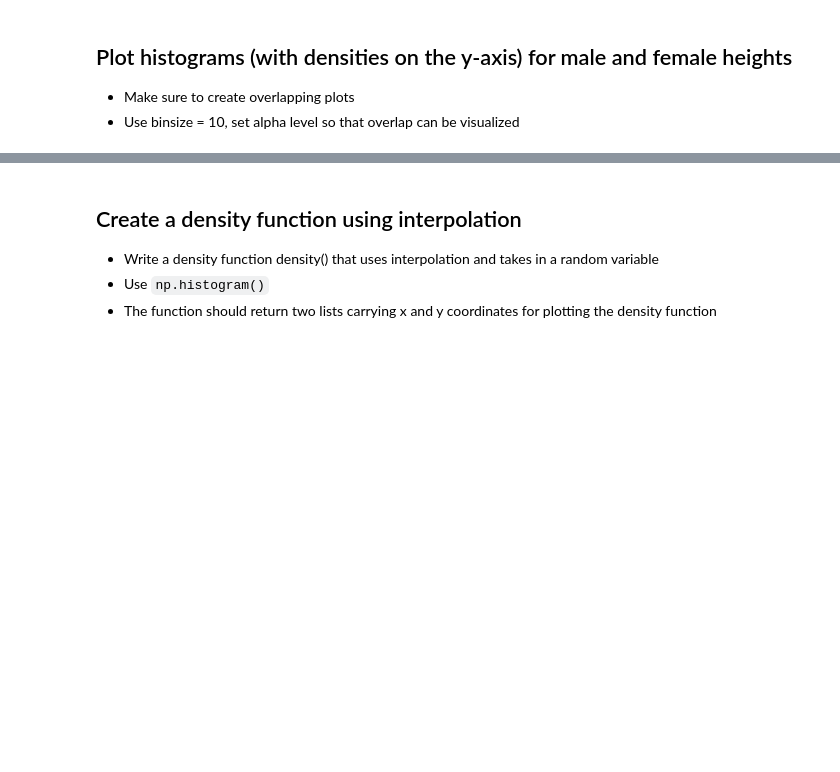
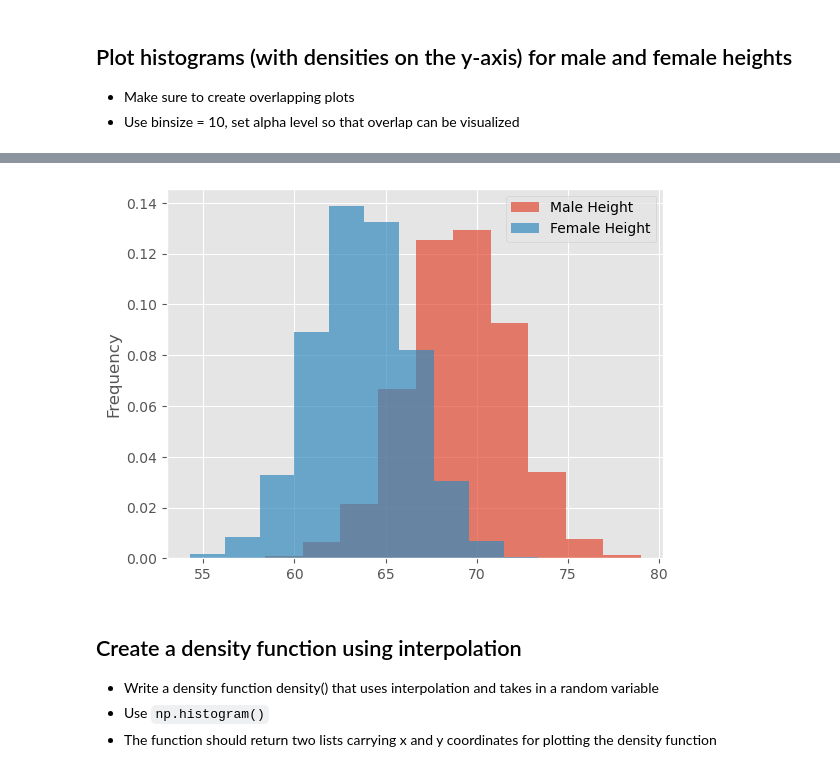
Before and after one commit to learn-co-curriculum/probability-density-functions-lab, a Jupyter notebook: index.ipynb, the cells around one changed output, grey strips where cells are left out. Drawn from its saved outputs; the diff is of its cells as text; code cells hidden in the pictures; blank space fills up the shorter version.

```diff
--- a/index.ipynb
+++ b/index.ipynb
@@ -19,5 +19,6 @@ Let's import the necessary libraries for this lab.
 # Import required libraries
 import numpy as np
 import matplotlib.pyplot as plt
-plt.style.use('ggplot')
+# plt.style.use('ggplot')
 import pandas as pd
+import seaborn as sns
@@ -53,0 +55,27 @@ Female Weight sd: 19.022467805319007
+# %%
+# __SOLUTION__
+
+data = pd.read_csv('weight-height.csv')
+male_df =  data.loc[data['Gender'] == 'Male']
+female_df =  data.loc[data['Gender'] == 'Female']
+
+print('Male Height mean:', male_df.Height.mean())
+print('Male Height sd:', male_df.Height.std())
+
+print('Male Weight mean:', male_df.Weight.mean())
+print('Male Weight sd:' ,male_df.Weight.std())
+
+print('Female Height mean:', female_df.Height.mean())
+print('Female Height sd:' ,female_df.Height.std())
+
+print('Female Weight mean:', female_df.Weight.mean())
+print('Female Weight sd:' ,female_df.Weight.std())
+
+# Male Height mean: 69.02634590621737
+# Male Height sd: 2.8633622286606517
+# Male Weight mean: 187.0206206581929
+# Male Weight sd: 19.781154516763813
+# Female Height mean: 63.708773603424916
+# Female Height sd: 2.696284015765056
+# Female Weight mean: 135.8600930074687
+# Female Weight sd: 19.022467805319007
@@ -63,2 +98,12 @@ Female Weight sd: 19.022467805319007
+# %%
+# __SOLUTION__
+
+binsize = 10
+male_df.Height.plot.hist(bins = binsize, density = True,  alpha = 0.7, label ="Male Height");
+female_df.Height.plot.hist(bins = binsize, density = True, alpha = 0.7, label = 'Female Height');
+plt.legend()
+plt.show()
+# %% [output]
+[figure, added]
 # %%
 # Record your observations - are these inline with your personal observations?
```
Also changed, not shown: parts of 17 cells of this notebook.
